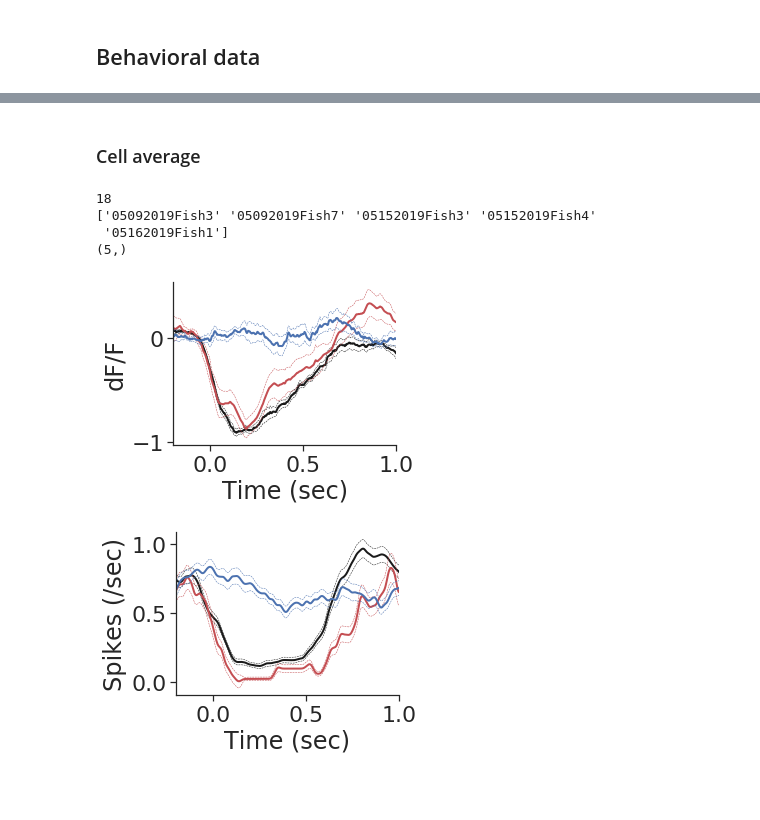
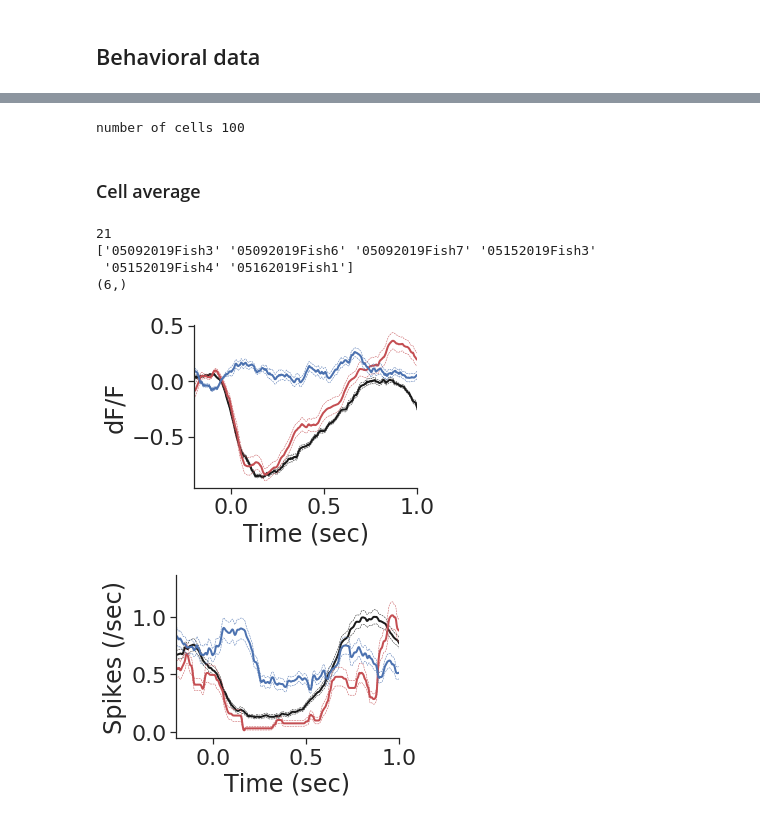
Before and after one commit to zqwei/DRN_voltage_analysis, a Jupyter notebook: Notebooks/sovo_task.ipynb, the cells around one changed output, grey strips where cells are left out. Drawn from its saved outputs; the diff is of its cells as text; code cells hidden in the pictures; blank space fills up the shorter version.

```diff
--- a/Notebooks/sovo_task.ipynb
+++ b/Notebooks/sovo_task.ipynb
@@ -35,7 +36,7 @@ t_post = 350 # time window post-swim
 t_label = np.arange(-t_pre, t_post)/300
 c_list = ['k', 'r', 'b']
 labels = ['CL', 'Swim-only', 'Visual-only']
-swim_power_thres = 10
+# swim_power_thres = 10
 t_swim_CL = t_pre + 100
 t_swim_OL = t_pre + 200
 
@@ -57,21 +58,30 @@ for ind, row in dat_xls_file.iterrows():
     task_period = _['swim_task_index'].astype('int')
     _ = np.load(f'../Analysis/swim_voltr/{folder}_{fish}_swim_voltr_dat.npz')
     trial_valid = _['trial_valid']
+    swim_power_thres = np.percentile(p_swim[(task_period==1) & trial_valid].mean(axis=0), 99)
 
     trial_pre = (p_swim[:, :t_pre]>0).sum(axis=-1)==0
     trial_valid_CL = (p_swim[:, t_swim_CL:t_swim_CL+150]>0).sum(axis=-1)==0
     trial_valid_CL = trial_valid_CL & trial_pre
     trial_valid_OL = ((visu.max(axis=-1, keepdims=True)-visu)[:, :-50]>0).sum(axis=-1)==0
+    trial_valid_OL = trial_valid_OL & (p_swim[:, t_swim_CL:t_pre+300].max(axis=-1)<swim_power_thres)
     trial_valid_OL = trial_valid_OL & trial_pre
     # trial_valid_OL = trial_valid_OL & ((p_swim[:, t_swim_OL:t_pre+300]>1).sum(axis=-1)==0)
     # trial_valid_OL = trial_valid_OL & ((p_swim[:, t_swim_OL:t_swim_OL+150]>0).sum(axis=-1)==0)
     trial_valid_VL = (p_swim[:, t_pre:t_pre+300]>0).sum(axis=-1)==0
+    trial_valid_VL = trial_valid_VL & (visu[:, t_swim_OL:t_pre+300].min(axis=-1)>=0)
+    trial_valid_VL = trial_valid_VL & trial_pre
 
-    if np.percentile(p_swim[(task_period==1) & trial_valid].mean(axis=0), 95)>swim_power_thres:
-        continue
+
+
+#     if np.percentile(p_swim[(task_period==1) & trial_valid].mean(axis=0), 95)>swim_power_thres:
+#         continue
 
     if np.percentile(p_swim[(task_period==2) & trial_valid].mean(axis=0), 95)>swim_power_thres:
         continue
+
+#     if np.percentile(p_swim[(task_period==2) & trial_valid, t_swim_CL:t_swim_CL+150].max(axis=-1), 95)>swim_power_thres:
+#         continue
 
     if ((task_period==2) & trial_valid & trial_valid_OL).sum()<5:
         continue
@@ -96,6 +106,7 @@ for ind, row in dat_xls_file.iterrows():
     ax[1].set_ylabel('Visual')
     ax[1].set_xlim([-0.2, 1.0])
     sns.despine()
-    plt.savefig(f'../Plots/sovo/swim_visual_{folder}_{fish}.pdf')
+#     plt.savefig(f'../Plots/sovo/swim_visual_{folder}_{fish}.pdf')
+    plt.show()
     print([folder, fish])
 # %% [output]
@@ -247,3 +128,24 @@ number of cells 73
+# %%
+c_list = ['k', 'r', 'b']
+labels = ['CL', 'Swim-only', 'Visual-only']
+sub_ave = []
+spk_ave = []
+fish_id = []
+
+for ind, row in dat_xls_file.iterrows():
+    folder = row['folder']
+    fish = row['fish']
+    _ = sovo_act(folder, fish)
+    if _ is not None:
+        sub_ave.append(_[0])
+        spk_ave.append(_[1])
+        fish_id.append(_[2])
+sub_ave = np.concatenate(sub_ave)
+spk_ave = np.concatenate(spk_ave)
+fish_id = np.concatenate(fish_id)
+print(f'number of cells {sub_ave.shape[0]}')
+# %% [output]
+number of cells 100
 # %%
 # from sklearn.linear_model import LinearRegression
 # reg = LinearRegression()
@@ -268,55 +170,55 @@ max_sub = inh_sub.max(axis=-1)
 min_sub = inh_sub.min(axis=-1)
 min_sub_ind = np.argmin(inh_sub, axis=-1)
 valid_cell = (np.abs(min_sub)>1.5*np.abs(max_sub)) & (min_sub<0) & (min_sub_ind<t_pre+100) & (p_inh_sub<0.01)
+
+inh_spk_ = spk_ave[:, 0, :]
+valid_spk = inh_spk_[:, t_pre:t_pre+100].mean(axis=-1)<inh_spk_[:, t_pre+150:t_pre+300].mean(axis=-1)
+valid_spk_ = inh_spk_.max(axis=-1)>0.5
+valid_cell = valid_cell & valid_spk & valid_spk_
+print(valid_cell.sum())
+print(np.unique(np.array(fish_id)[valid_cell]))
+print(np.unique(np.array(fish_id)[valid_cell]).shape)
+# %% [output]
+21
+['05092019Fish3' '05092019Fish6' '05092019Fish7' '05152019Fish3'
+ '05152019Fish4' '05162019Fish1']
+(6,)
-# %%
-inh_spk_ = spk_ave[:, 0, :]
-valid_spk = inh_spk_[:, t_pre:t_pre+100].mean(axis=-1)<inh_spk_[:, t_pre+150:t_pre+300].mean(axis=-1)
-valid_spk_ = inh_spk_.max(axis=-1)>0.5
-valid_cell = valid_cell & valid_spk & valid_spk_
-print(valid_cell.sum())
-print(np.unique(np.array(fish_id)[valid_cell]))
-print(np.unique(np.array(fish_id)[valid_cell]).shape)
-# %% [output]
-18
-['05092019Fish3' '05092019Fish7' '05152019Fish3' '05152019Fish4'
- '05162019Fish1']
-(5,)
 # %%
 # valid_cell = np.ones(sub_ave.shape[0]).astype('bool')
 c_list = ['k', 'r', 'b']
 labels = ['CL', 'Swim-only', 'Visual-only']
 
 plt.figure(figsize=(4, 3))
 for n in range(3):
     ave_ = sub_ave[:, n, :]/np.abs(min_sub[:, np.newaxis])
-    std_ = sem(ave_[valid_cell], axis=0, nan_policy='omit')
+    std_ = sem(ave_[valid_cell], axis=0, nan_policy='omit')/2
     valid_cell_ = ave_[valid_cell].std()
-    mean_ = np.mean(ave_[valid_cell][:15], axis=0)
+    mean_ = np.mean(ave_[valid_cell], axis=0)
     plt.plot(t_label, mean_, f'-{c_list[n]}', lw=2)
     plt.plot(t_label, mean_-std_, f'--{c_list[n]}', lw=0.5)
     plt.plot(t_label, mean_+std_, f'--{c_list[n]}', lw=0.5)
     plt.xlim([-0.2, 1])
     plt.xlabel('Time (sec)')
     plt.ylabel('dF/F')
     sns.despine()
 plt.savefig('../Plots/sovo/pop_ave_sub.pdf')
 
 plt.figure(figsize=(4, 3))
 for n in range(3):
     ave_ = spk_ave[:, n, :]
-    mean_ = np.mean(ave_[valid_cell][:15], axis=0)
+    mean_ = np.mean(ave_[valid_cell], axis=0)
     std_ = sem(ave_[valid_cell], axis=0, nan_policy='omit')/2
     plt.plot(t_label, mean_, f'-{c_list[n]}', lw=2)
     plt.plot(t_label, mean_-std_, f'--{c_list[n]}', lw=0.5)
     plt.plot(t_label, mean_+std_, f'--{c_list[n]}', lw=0.5)
     plt.xlim([-0.2, 1])
     plt.xlabel('Time (sec)')
     plt.ylabel('Spikes (/sec)')
     sns.despine()
 plt.savefig('../Plots/sovo/pop_ave_spk.pdf')
 # %% [output]
-[figure, old version]
+[figure, new version]
-[figure, old version]
+[figure, new version]
 # %%
 ave_ = sub_ave[:, 0, :]/np.abs(min_sub[:, np.newaxis])
 plt.figure(figsize=(4, 3))
```
Also changed, not shown: parts of 8 cells of this notebook, 2 other files.
